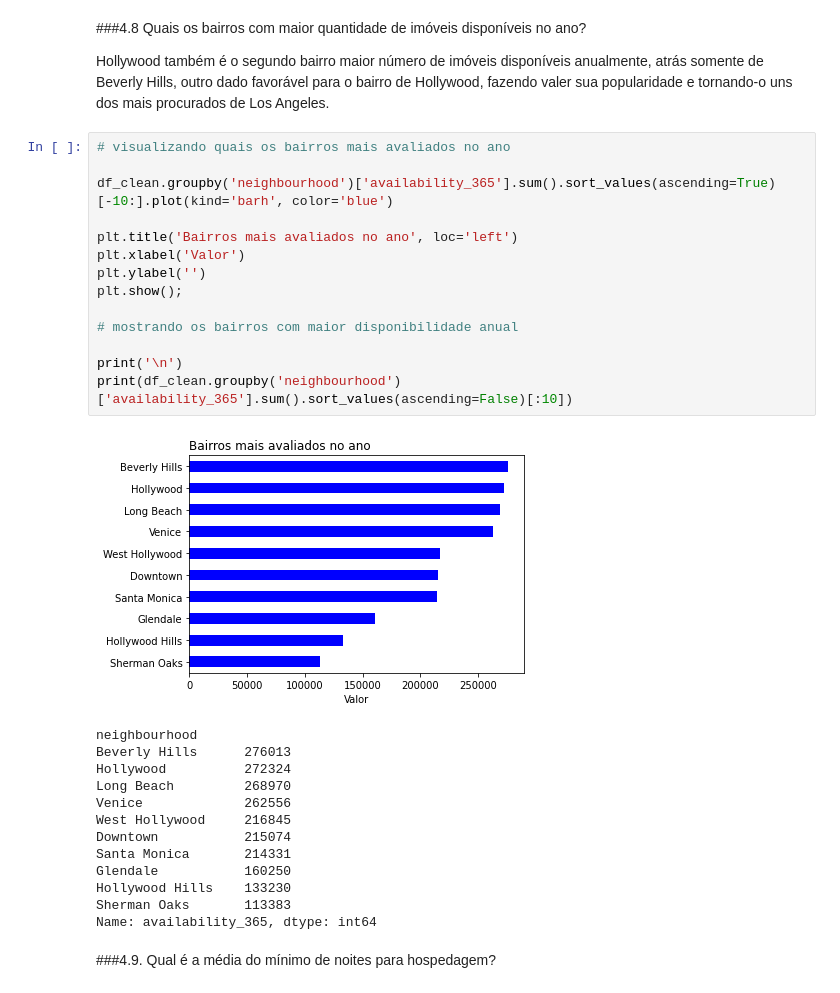
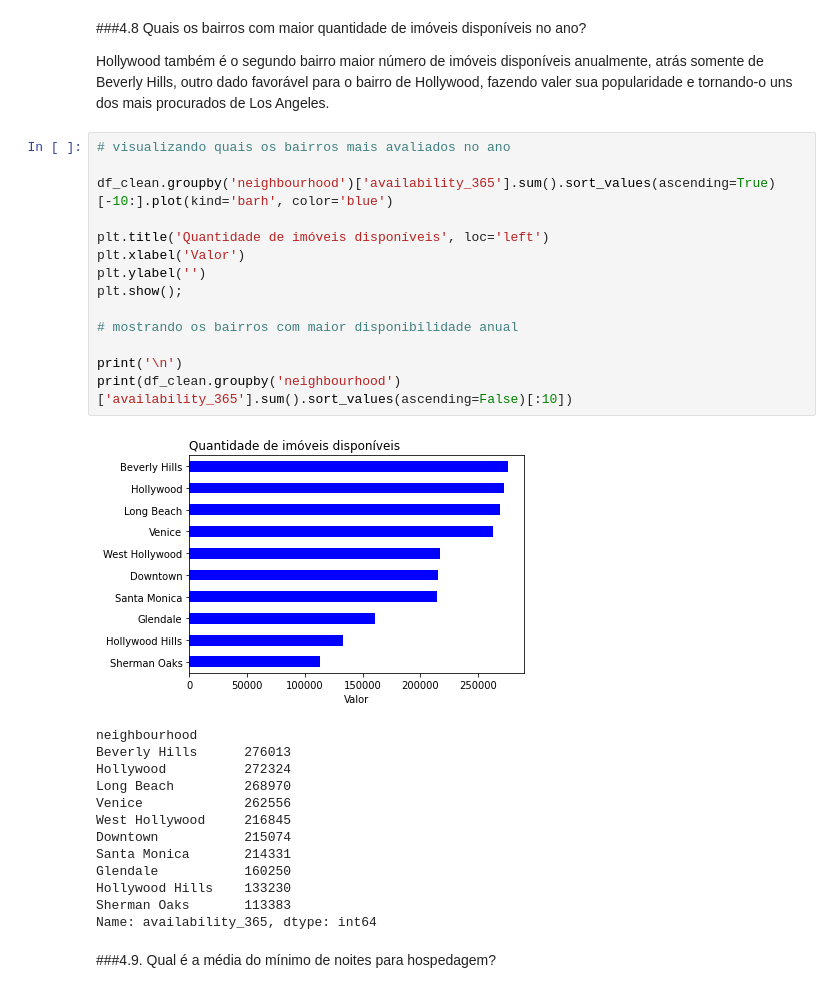
Before and after one commit to julianadslopes/Data_Science, a Jupyter notebook: Projeto_Analisando_os_Dados_do_Airbnb.ipynb, the cells around one changed output. Cells and saved outputs as stored; diff of their text form.

```diff
--- a/Projeto_Analisando_os_Dados_do_Airbnb.ipynb
+++ b/Projeto_Analisando_os_Dados_do_Airbnb.ipynb
@@ -788,19 +788,19 @@ Hollywood também é o segundo bairro maior número de imóveis disponíveis anu
 # %%
 # visualizando quais os bairros mais avaliados no ano
 
 df_clean.groupby('neighbourhood')['availability_365'].sum().sort_values(ascending=True)[-10:].plot(kind='barh', color='blue')
 
-plt.title('Bairros mais avaliados no ano', loc='left')
+plt.title('Quantidade de imóveis disponíveis', loc='left')
 plt.xlabel('Valor')
 plt.ylabel('')
 plt.show();
 
 # mostrando os bairros com maior disponibilidade anual
 
 print('\n')
 print(df_clean.groupby('neighbourhood')['availability_365'].sum().sort_values(ascending=False)[:10])
 # %% [output]
-[figure, old version]
+[figure, new version]
 neighbourhood
 Beverly Hills      276013
 Hollywood          272324
```
Also changed, not shown: parts of 1 cell of this notebook.
